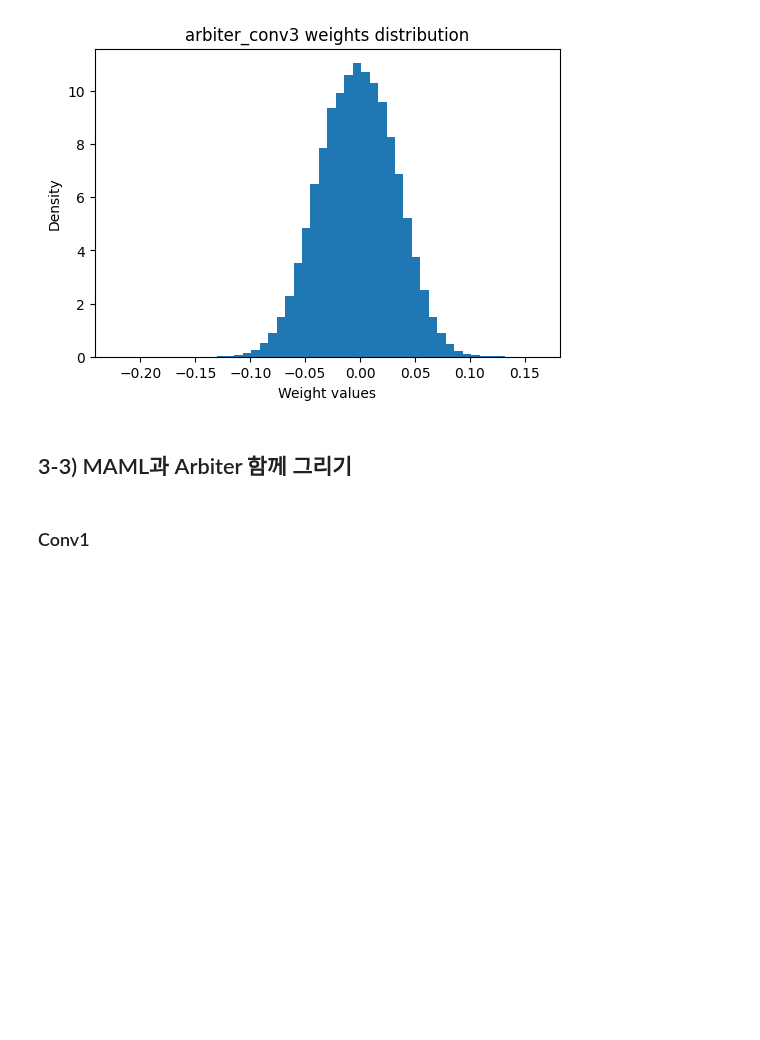
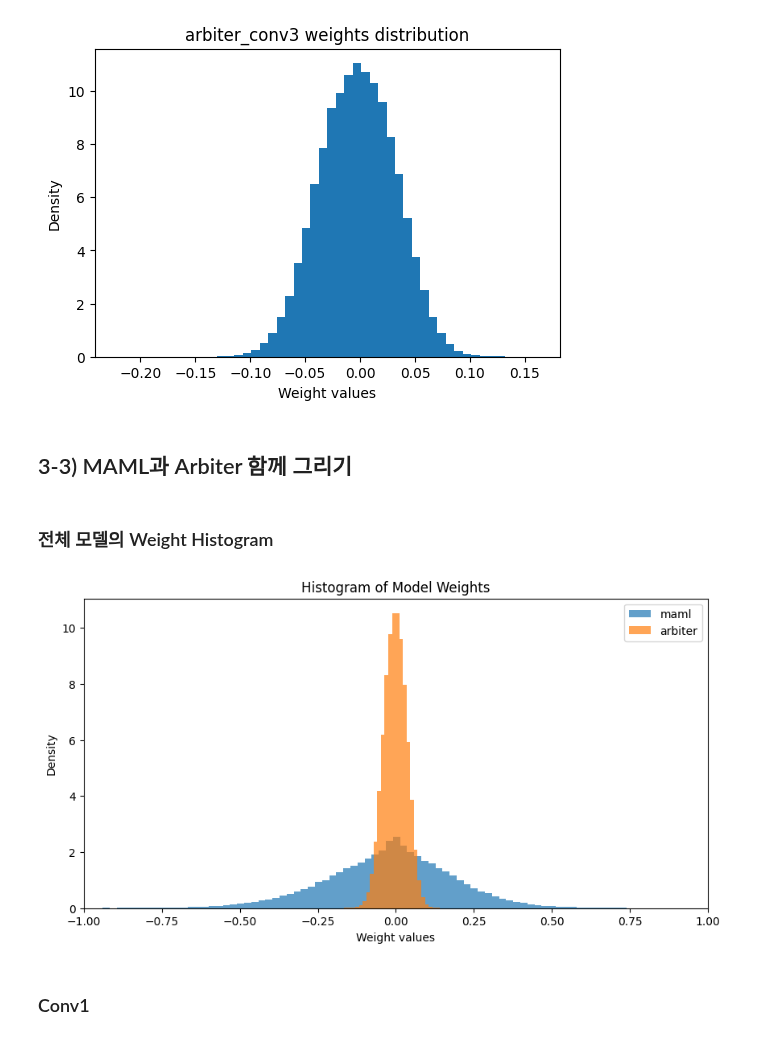
Before and after one commit to SKKUJMLim/MAML, a Jupyter notebook: Test_jupyternotebook/ Weight Histogram.ipynb, the cells around one changed output. Cells and saved outputs as stored; diff of their text form; code cells hidden in the pictures; blank space fills up the shorter version.

Commit message:
Weight Histogram

```diff
--- a/Test_jupyternotebook/ Weight Histogram.ipynb
+++ b/Test_jupyternotebook/ Weight Histogram.ipynb
@@ -335,6 +339,41 @@ plt.show()
 [figure]
 # %% [markdown]
 ## 3-3) MAML과 Arbiter 함께 그리기
+# %% [markdown]
+### 전체 모델의 Weight Histogram
+# %%
+# MAML Weight Concatenate
+maml_all_weights = np.array([])
+for name, param in maml_system.model.named_parameters():
+    if "norm_layer" not in name:
+        if "bias" not in name:
+            weights = param.data.cpu().numpy().flatten()
+            maml_all_weights = np.concatenate((maml_all_weights, weights), axis=None)
+
+# Arbiter Weight Concatenate
+arbiter_all_weights = np.array([])
+for name, param in arbiter_system.model.named_parameters():
+    if "norm_layer" not in name:
+        if "bias" not in name:
+            weights = param.data.cpu().numpy().flatten()
+            arbiter_all_weights = np.concatenate((arbiter_all_weights, weights), axis=None)
+
+
+# 가중치 분포 그리기
+plt.figure(figsize=(10, 5))
+plt.hist(maml_all_weights, bins=150, alpha=0.7, label='maml', density=True)
+plt.hist(arbiter_all_weights, bins=150, alpha=0.7, label='arbiter', density=True)
+
+plt.title('Histogram of Model Weights')
+plt.xlabel('Weight values')
+plt.ylabel('Density')
+plt.legend(loc='upper right')
+
+plt.xlim([-1.0, 1.0])
+
+plt.show()
+# %% [output]
+[figure, added]
 # %% [markdown]
 ### Conv1
 # %%
```
Also changed, not shown: parts of 2 cells of this notebook.
